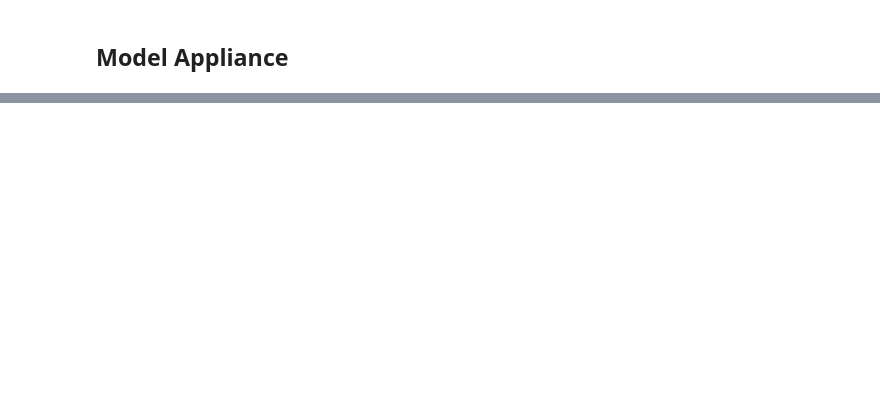
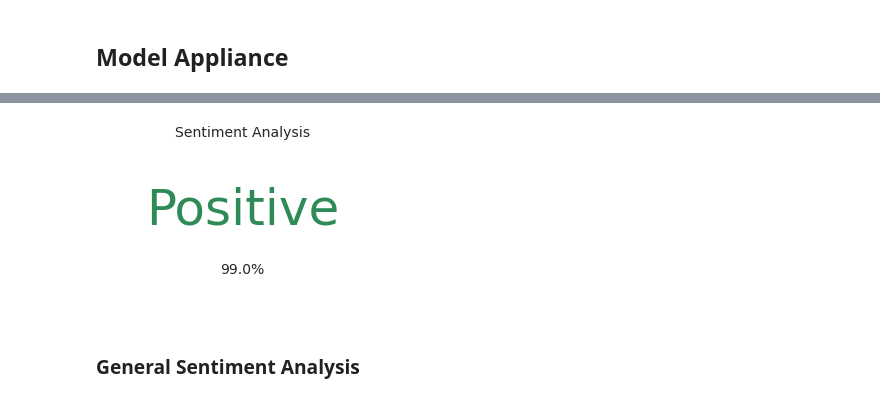
Before and after one commit to C10-Brazilian-e-commerce-modeling-team/brazilian-e-commerce, a Jupyter notebook: Data_analysis/ML_Models.ipynb, the cells around one changed output, grey strips where cells are left out. Drawn from its saved outputs; the diff is of its cells as text; code cells hidden in the pictures; blank space fills up the shorter version.

```diff
--- a/Data_analysis/ML_Models.ipynb
+++ b/Data_analysis/ML_Models.ipynb
@@ -1889,0 +2440,6 @@ sentiment_analysis(comment, pipeline=prod_pipeline, vectorizer=vectorizer, model
+# %%
+sentiment_analysis(comment,  pipeline=prod_pipeline, vectorizer=vectorizer, model=model)
+# %% [output]
+[figure, added]
+# %% [markdown]
+### General Sentiment Analysis
```
Also changed, not shown: parts of 27 cells of this notebook.
